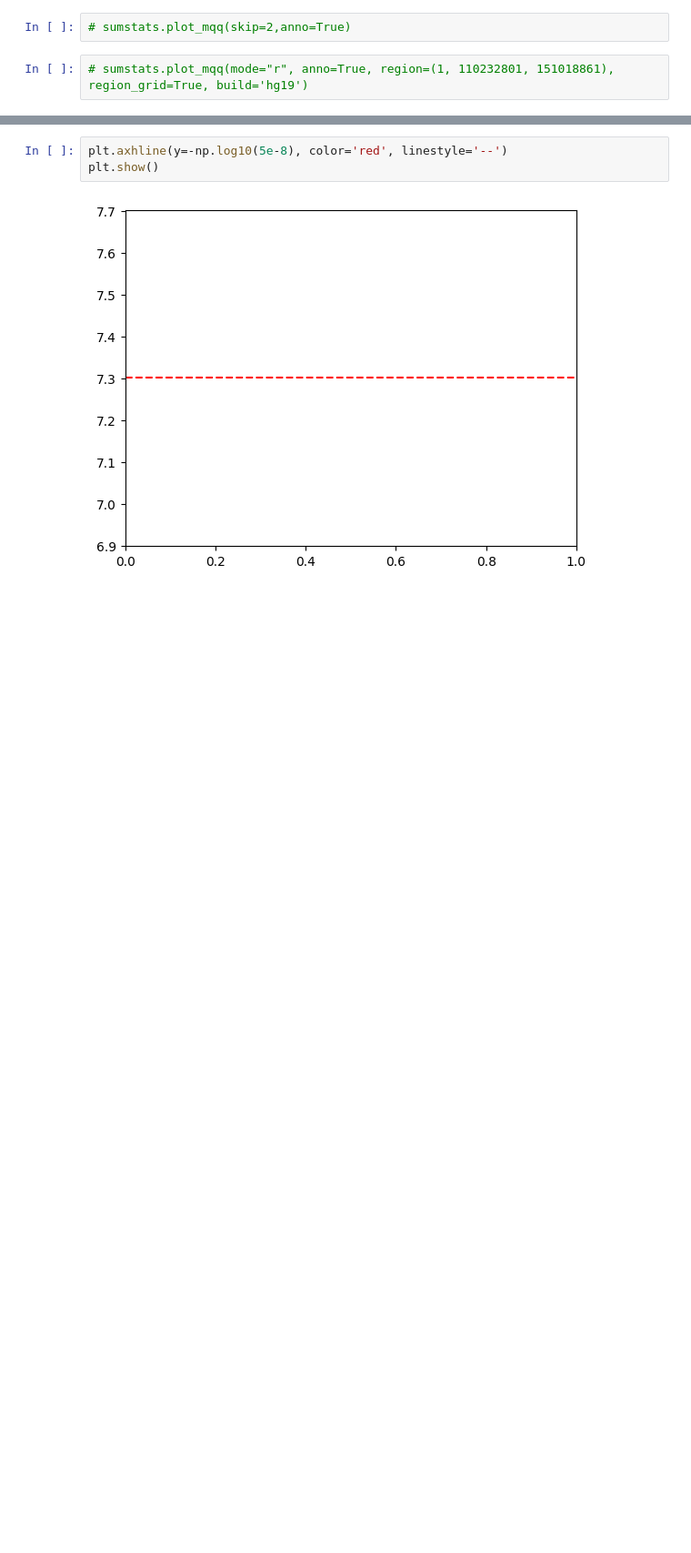
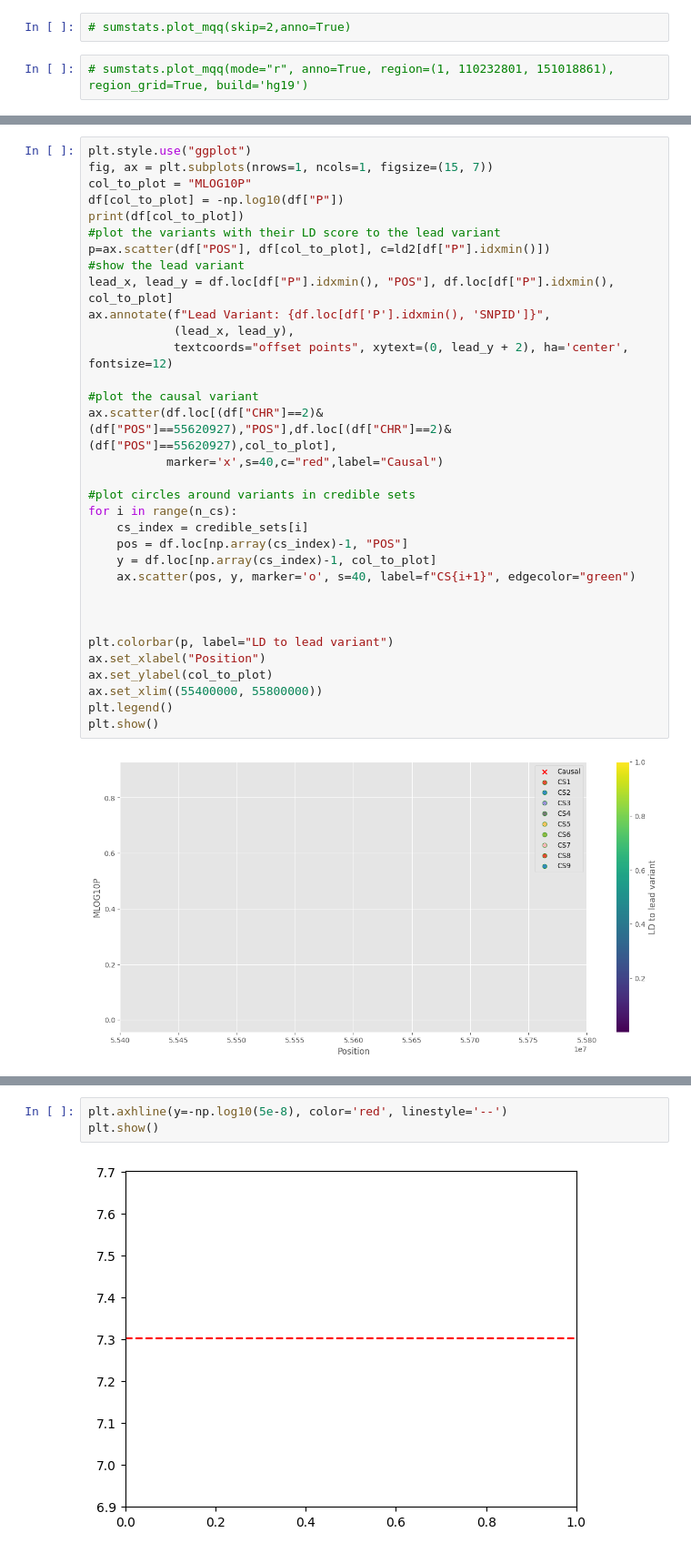
Before and after one commit to RedietNegash/hypothesis-generation-demo, a Jupyter notebook: notebooks/finemapping_susie.ipynb, the cells around one changed output, grey strips where cells are left out. Shown at 91% size. Cells and saved outputs as stored; diff of their text form; blank space fills up the shorter version.

```diff
--- a/notebooks/finemapping_susie.ipynb
+++ b/notebooks/finemapping_susie.ipynb
@@ -182,0 +367,35 @@ SyntaxError: invalid syntax (2166070461.py, line 1)
+# %%
+plt.style.use("ggplot")
+fig, ax = plt.subplots(nrows=1, ncols=1, figsize=(15, 7))
+col_to_plot = "MLOG10P"
+df[col_to_plot] = -np.log10(df["P"])
+print(df[col_to_plot])
+#plot the variants with their LD score to the lead variant
+p=ax.scatter(df["POS"], df[col_to_plot], c=ld2[df["P"].idxmin()])
+#show the lead variant
+lead_x, lead_y = df.loc[df["P"].idxmin(), "POS"], df.loc[df["P"].idxmin(), col_to_plot]
+ax.annotate(f"Lead Variant: {df.loc[df['P'].idxmin(), 'SNPID']}",
+            (lead_x, lead_y),
+            textcoords="offset points", xytext=(0, lead_y + 2), ha='center', fontsize=12)
+
+#plot the causal variant
+ax.scatter(df.loc[(df["CHR"]==2)&(df["POS"]==55620927),"POS"],df.loc[(df["CHR"]==2)&(df["POS"]==55620927),col_to_plot],
+           marker='x',s=40,c="red",label="Causal")
+
+#plot circles around variants in credible sets
+for i in range(n_cs):
+    cs_index = credible_sets[i]
+    pos = df.loc[np.array(cs_index)-1, "POS"]
+    y = df.loc[np.array(cs_index)-1, col_to_plot]
+    ax.scatter(pos, y, marker='o', s=40, label=f"CS{i+1}", edgecolor="green")
+
+
+
+plt.colorbar(p, label="LD to lead variant")
+ax.set_xlabel("Position")
+ax.set_ylabel(col_to_plot)
+ax.set_xlim((55400000, 55800000))
+plt.legend()
+plt.show()
+# %% [output]
+[figure, added]
```
Also changed, not shown: parts of 42 cells of this notebook.
